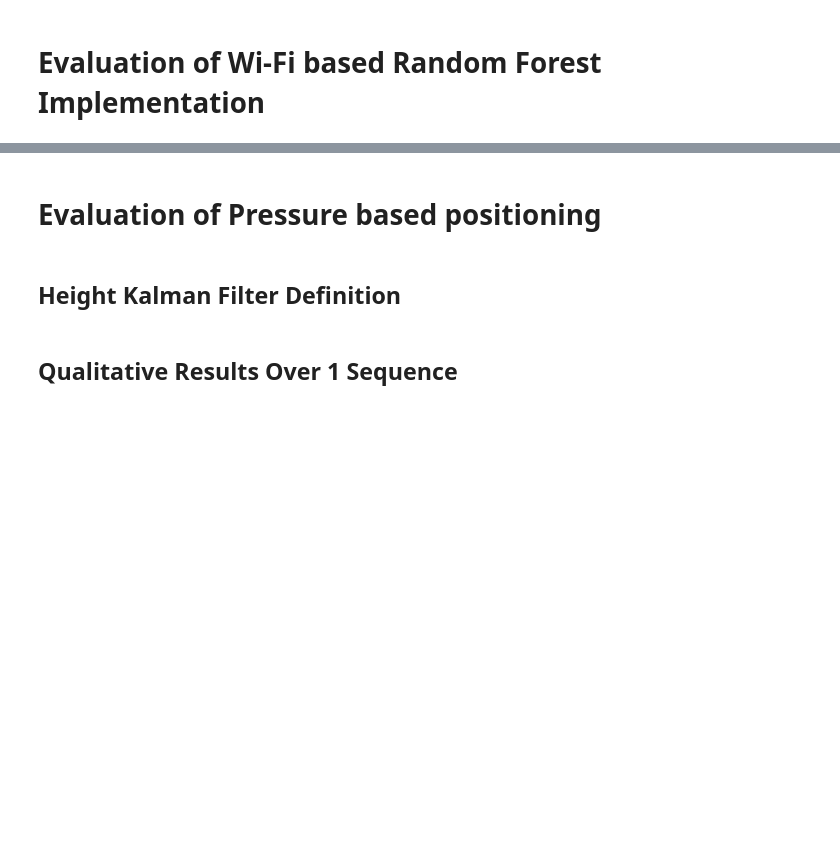
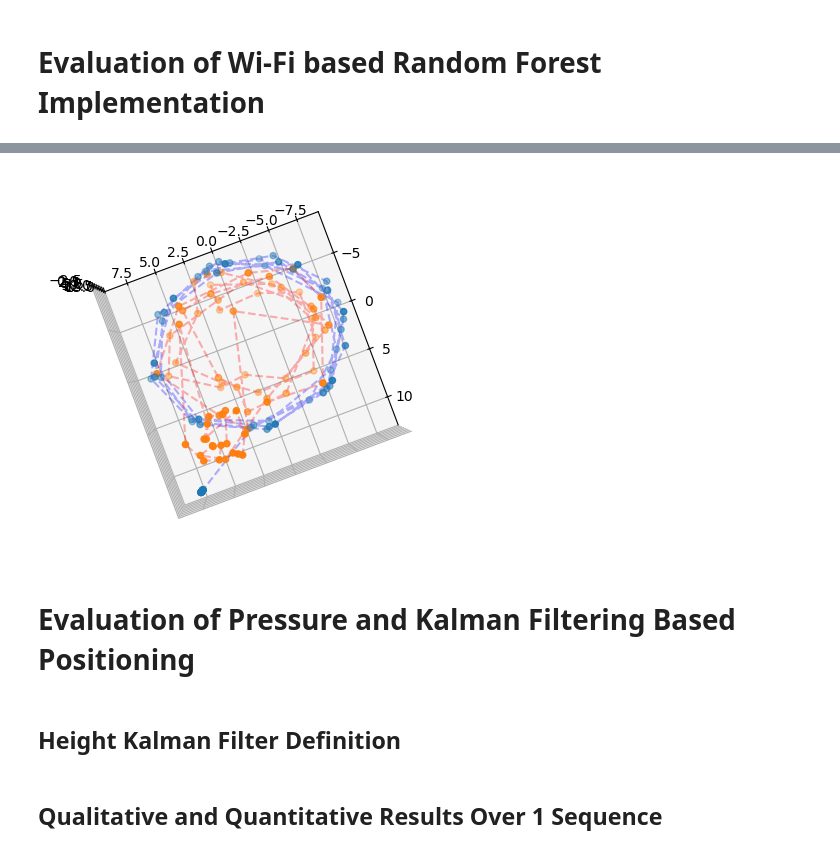
Before and after one commit to YusufHosny/Helixon, a Jupyter notebook: algo-tests/eval_positions.ipynb, the cells around one changed output, grey strips where cells are left out. Saved outputs shown, nothing was run; the diff lists cells and outputs as text; code cells hidden in the pictures; blank space fills up the shorter version.

```diff
--- a/algo-tests/eval_positions.ipynb
+++ b/algo-tests/eval_positions.ipynb
@@ -130,5 +130,25 @@ test r2 score: 0.8925530522770582
+# %%
+"""
+Plot Results (Qualitative)
+"""
+X, Y, Z = 0, 1, 2
+fig = plt.figure()
+ax = plt.axes(projection='3d')
+
+y_pred = best_rf.predict(X_unseen)
+
+ax.scatter(y_unseen[:, X], y_unseen[:, Y], y_unseen[:, Z], 'blue')
+ax.plot(y_unseen[:, X], y_unseen[:, Y], y_unseen[:, Z], color=(0., 0., 1., 0.3), linestyle='--')
+
+
+ax.scatter(y_pred[:, X], y_pred[:, Y], y_pred[:, Z], 'red')
+ax.plot(y_pred[:, X], y_pred[:, Y], y_pred[:, Z], color=(1., 0., 0., 0.3), linestyle='--')
+ax.view_init(270, 20)
+plt.show()
+# %% [output]
+[figure, added]
 # %% [markdown]
-# Evaluation of Pressure based positioning
+# Evaluation of Pressure and Kalman Filtering Based Positioning
 # %% [markdown]
 ## Height Kalman Filter Definition
 # %%
@@ -171,7 +191,7 @@ def getB(dt: float):
 
 kf = HelixonKalmanFilter(getA, getB, P, Q)
 # %% [markdown]
-## Qualitative Results Over 1 Sequence
+## Qualitative and Quantitative Results Over 1 Sequence
 # %%
 # get data from hdf5
 raw_timestamp, raw_9dof, raw_rpy, raw_bno, raw_bmp, raw_pressure, wifidata, gt_timestamp, gt_position, gt_orientation = readHDF5('RandomUDP6')
```
Also changed, not shown: parts of 5 cells of this notebook, 1 other file.
